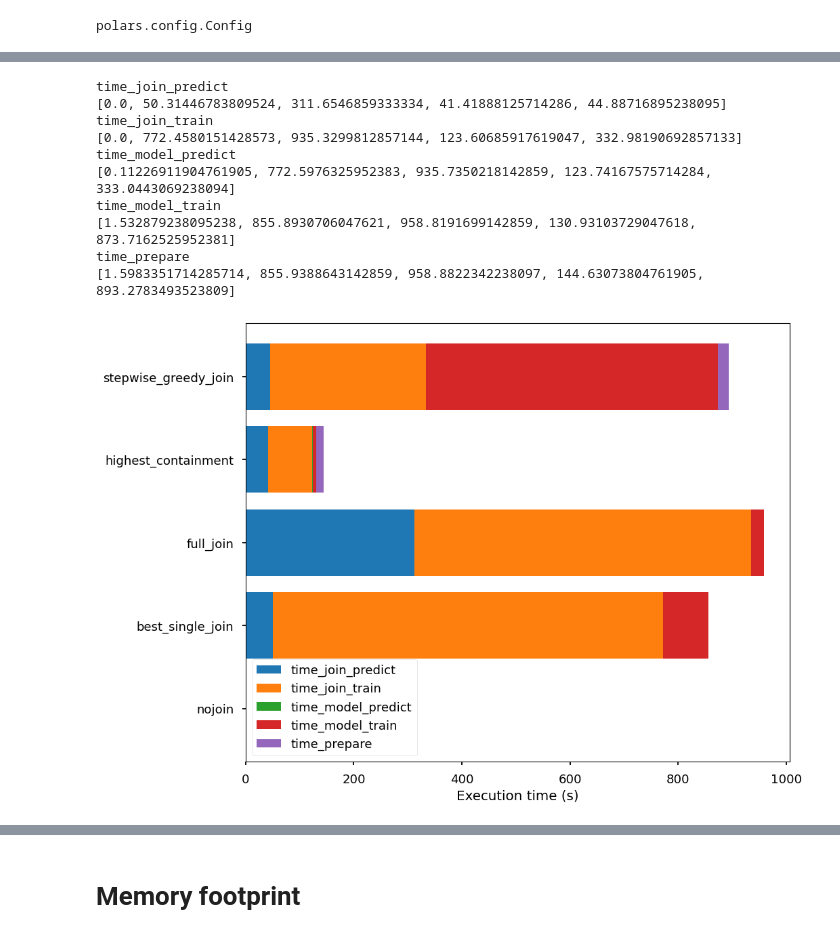
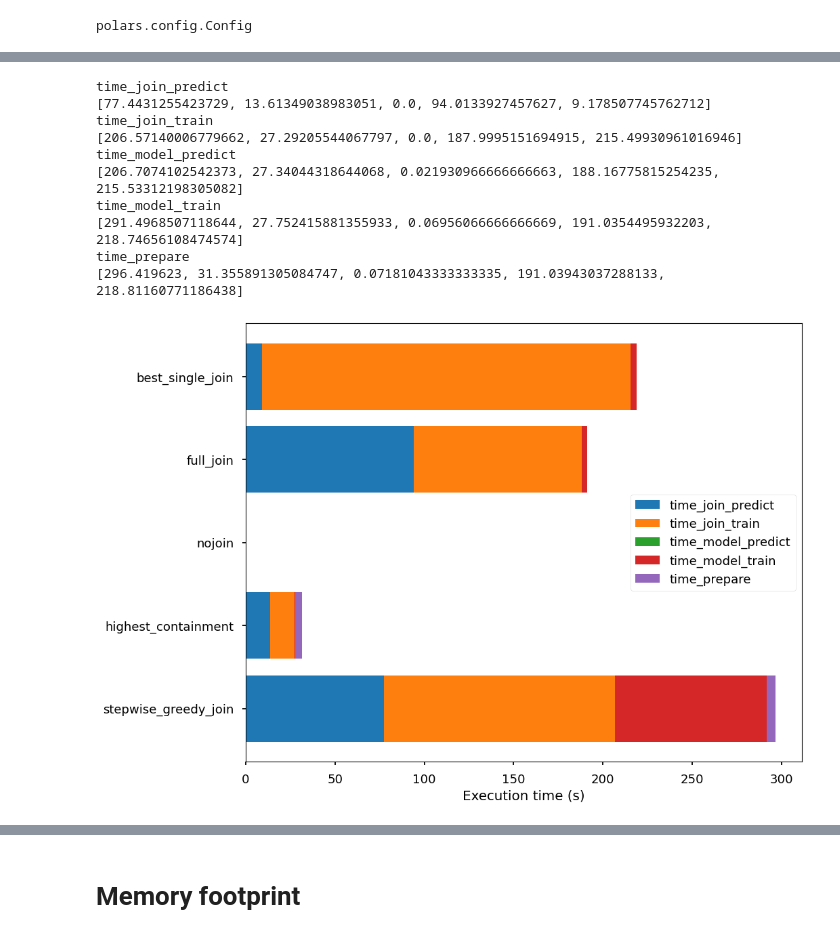
Before and after one commit to rcap107/retrieve-merge-predict, a Jupyter notebook: notebooks/Plot time spent in sections.ipynb, the cells around one changed output, grey strips where cells are left out. Drawn from its saved outputs; the diff is of its cells as text; code cells hidden in the pictures.

```diff
--- a/notebooks/Plot time spent in sections.ipynb
+++ b/notebooks/Plot time spent in sections.ipynb
@@ -55 +32,5 @@ df_raw.columns
+# %%
+# df_raw = pl.read_csv("/home/soda/rcappuzz/work/benchmark-join-suggestions/results/logs/0347-dkqk2xod/run_logs/0.log")
+df_raw = read_logs(exp_name="0347-dkqk2xod", exp_path=None)
+df_raw = df_raw.fill_null(0)
 # %%
@@ -93,14 +55,12 @@ dicts = results.group_by(
-# %%
-d = dicts[0]
 # %%
 to_concat = []
-for _, gr in results.group_by(
-    "estimator"
-):
-    new_g = gr.sort("variable").with_columns(
-        pl.col("value").cumsum().alias("csum")
-    ).with_columns(
-        pl.col("csum").alias("bottom").shift(1).fill_null(0),
+for _, gr in results.group_by("estimator"):
+    new_g = (
+        gr.sort("variable")
+        .with_columns(pl.col("value").cumsum().alias("csum"))
+        .with_columns(
+            pl.col("csum").alias("bottom").shift(1).fill_null(0),
+        )
     )
     to_concat.append(new_g)
 df_c = pl.concat(to_concat)
@@ -131,22 +80,24 @@ shape: (5, 5)
 # %%
 fig, axs = plt.subplots(squeeze=True, layout="constrained")
 for idx, d in enumerate(dicts):
     print(d["variable"])
     print(d["csum"])
-    p = axs.barh(y=d["estimator"], width = d["value"], left=d["bottom"], label=d["variable"])
+    p = axs.barh(
+        y=d["estimator"], width=d["value"], left=d["bottom"], label=d["variable"]
+    )
     # axs.bar_label(p,)
 axs.legend()
 axs.set_xlabel("Execution time (s)")
 fig.savefig(f"images/time_spent_{chosen_model}.png")
 # %% [output]
 time_join_predict
-[0.0, 50.31446783809524, 311.6546859333334, 41.41888125714286, 44.88716895238095]
+[77.4431255423729, 13.61349038983051, 0.0, 94.0133927457627, 9.178507745762712]
 time_join_train
-[0.0, 772.4580151428573, 935.3299812857144, 123.60685917619047, 332.98190692857133]
+[206.57140006779662, 27.29205544067797, 0.0, 187.9995151694915, 215.49930961016946]
 time_model_predict
-[0.11226911904761905, 772.5976325952383, 935.7350218142859, 123.74167575714284, 333.0443069238094]
+[206.7074102542373, 27.34044318644068, 0.021930966666666663, 188.16775815254235, 215.53312198305082]
 time_model_train
-[1.532879238095238, 855.8930706047621, 958.8191699142859, 130.93103729047618, 873.7162525952381]
+[291.4968507118644, 27.752415881355933, 0.06956066666666669, 191.0354495932203, 218.74656108474574]
 time_prepare
-[1.5983351714285714, 855.9388643142859, 958.8822342238097, 144.63073804761905, 893.2783493523809]
+[296.419623, 31.355891305084747, 0.07181043333333335, 191.03943037288133, 218.81160771186438]
-[figure, old version]
+[figure, new version]
```
Also changed, not shown: parts of 12 cells of this notebook, 1 other file.
